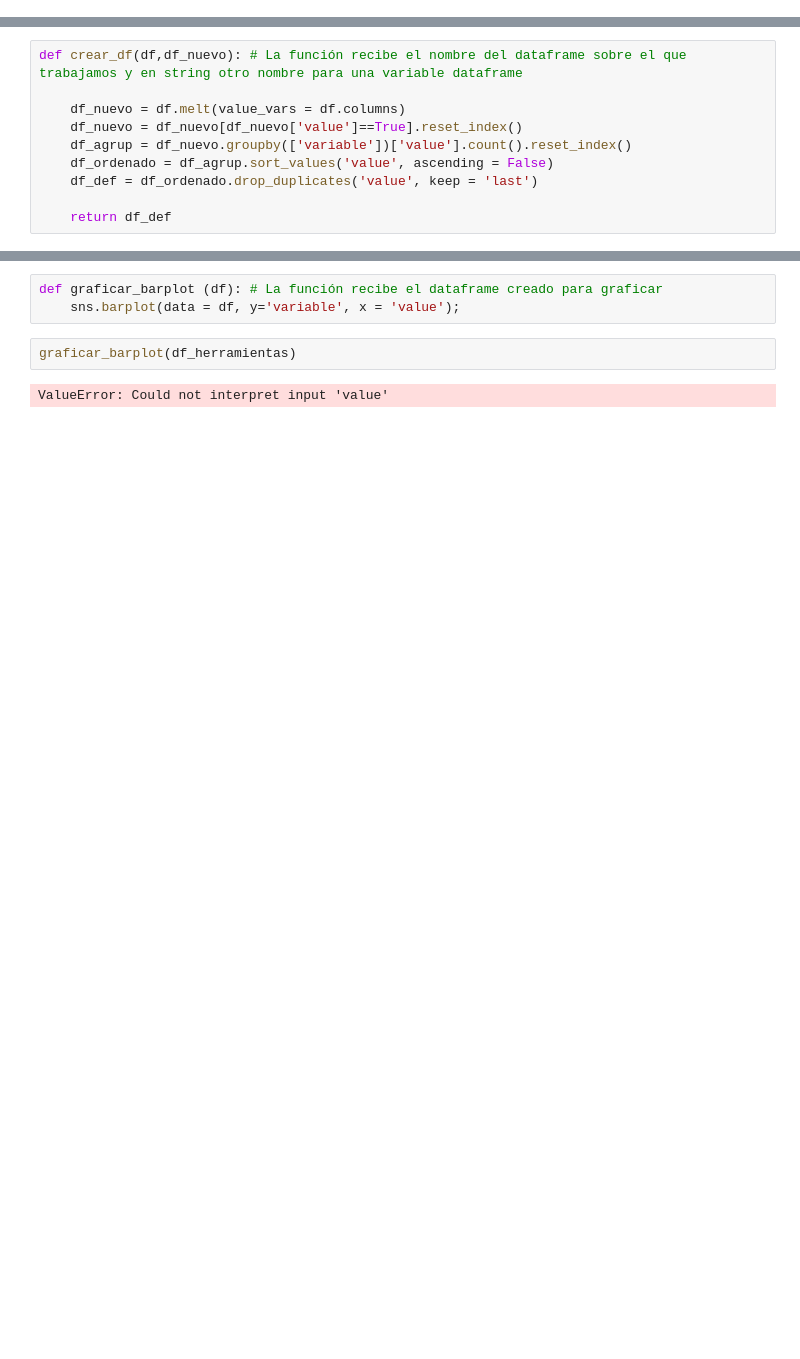
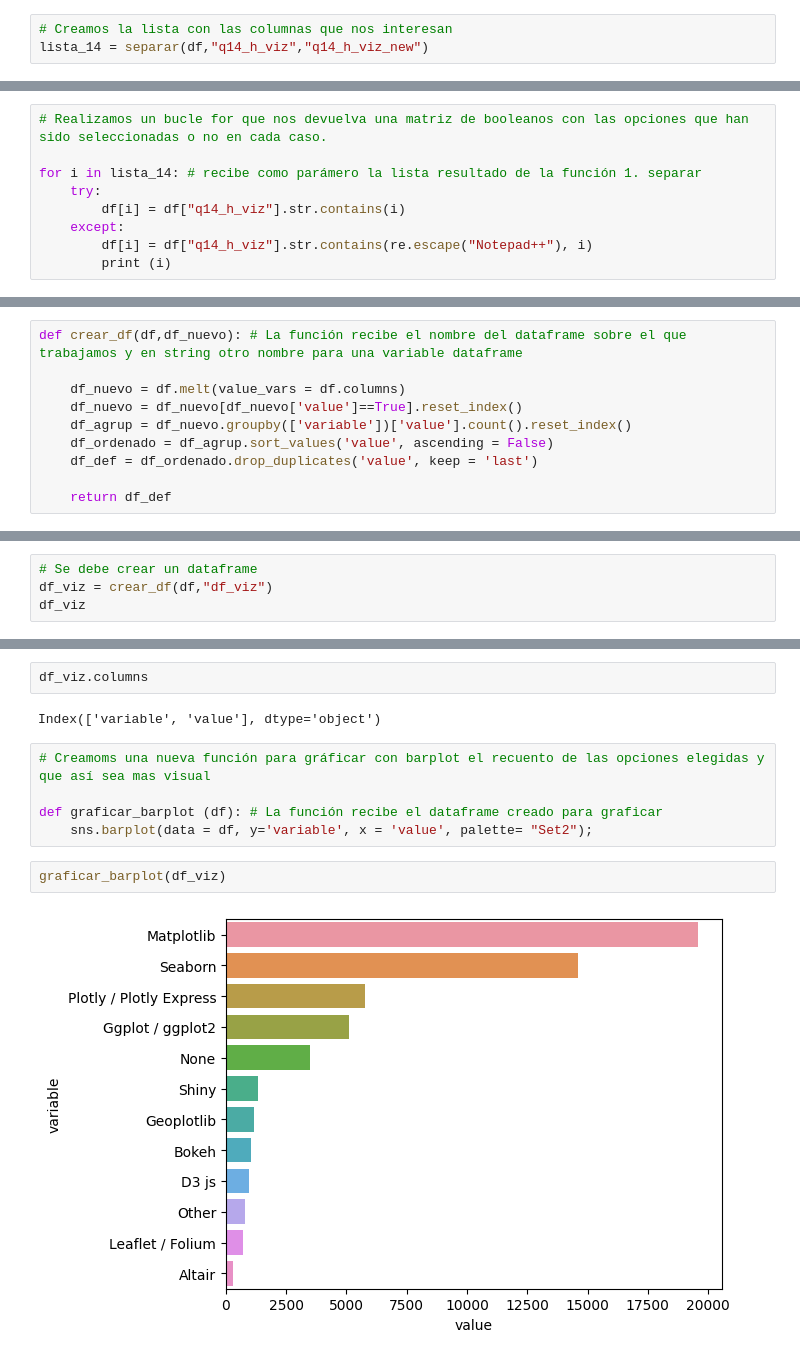
Before and after one commit to Adalab/project2-da-promo-c-modulo-2-team4, a Jupyter notebook: 04- Preguntas/4.3. Pregunta3_i.ipynb, the cells around one changed output, grey strips where cells are left out. Saved outputs shown, nothing was run; the diff lists cells and outputs as text; blank space fills up the shorter version.

```diff
--- a/04- Preguntas/4.3. Pregunta3_i.ipynb
+++ b/04- Preguntas/4.3. Pregunta3_i.ipynb
@@ -740,0 +726,3 @@ df2.head(5)
+# %%
+# Creamos la lista con las columnas que nos interesan
+lista_14 = separar(df,"q14_h_viz","q14_h_viz_new")
@@ -740,0 +758,9 @@ df2.head(5)
+# %%
+# Realizamos un bucle for que nos devuelva una matriz de booleanos con las opciones que han sido seleccionadas o no en cada caso.
+
+for i in lista_14: # recibe como parámero la lista resultado de la función 1. separar
+    try:
+        df[i] = df["q14_h_viz"].str.contains(i)
+    except:
+        df[i] = df["q14_h_viz"].str.contains(re.escape("Notepad++"), i)
+        print (i)
@@ -757,0 +787,4 @@ df_hv_utilizado.head()
+# %%
+# Se debe crear un dataframe
+df_viz = crear_df(df,"df_viz")
+df_viz
@@ -758,7 +805,13 @@ df_hv_utilizado.head()
+# %%
+df_viz.columns
+# %% [output]
+Index(['variable', 'value'], dtype='object')
 # %%
+# Creamoms una nueva función para gráficar con barplot el recuento de las opciones elegidas y que así sea mas visual
+
 def graficar_barplot (df): # La función recibe el dataframe creado para graficar
-    sns.barplot(data = df, y='variable', x = 'value');
+    sns.barplot(data = df, y='variable', x = 'value', palette= "Set2");
 # %%
-graficar_barplot(df_herramientas)
+graficar_barplot(df_viz)
 # %% [output]
-ValueError: Could not interpret input 'value'
+[figure, added]
```
Also changed, not shown: parts of 16 cells of this notebook.
